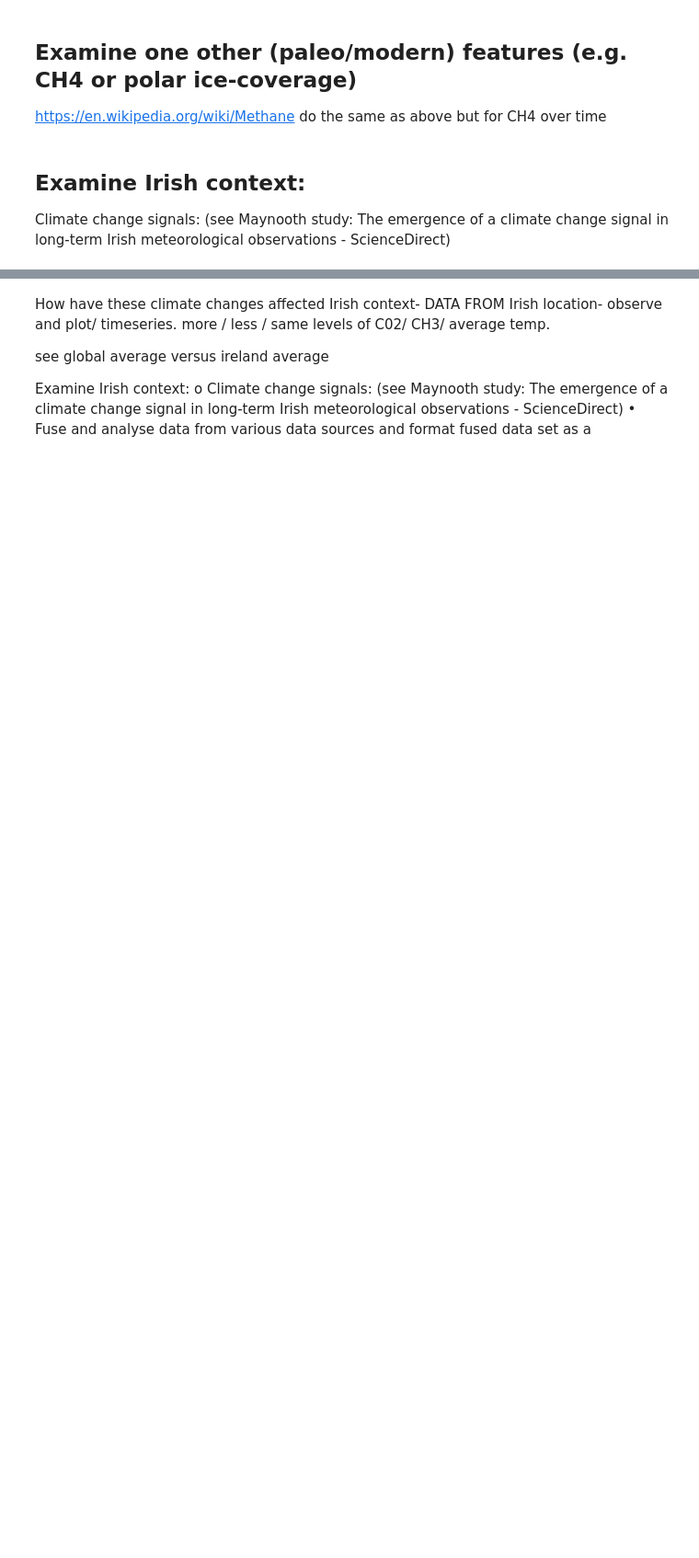
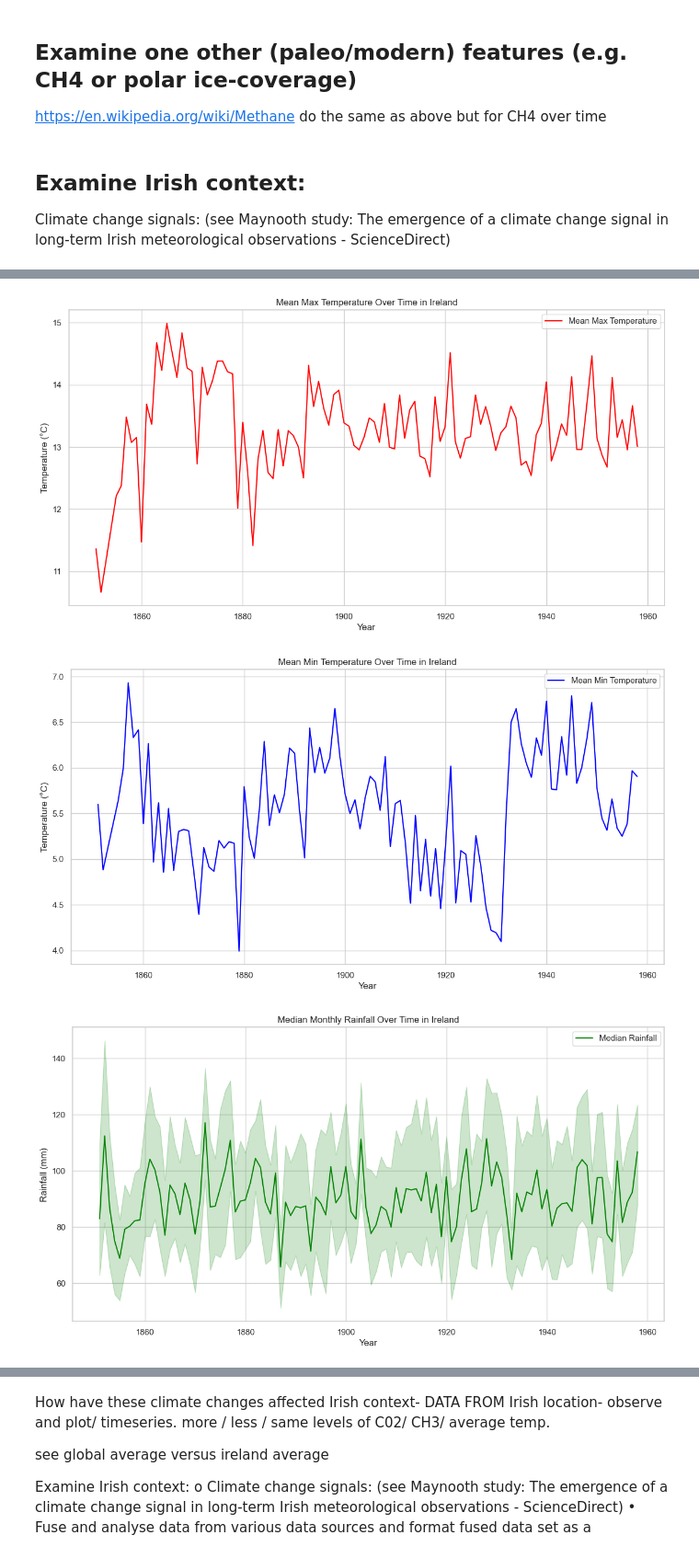
Before and after one commit to conortierney/Prog_DA_Assignment2, a Jupyter notebook: Prog_DA_Assignment2.ipynb, the cells around one changed output, grey strips where cells are left out. Shown at 92% size. Cells and saved outputs as stored; diff of their text form; code cells hidden in the pictures; blank space fills up the shorter version.

Commit message:
irish data

```diff
--- a/Prog_DA_Assignment2.ipynb
+++ b/Prog_DA_Assignment2.ipynb
@@ -555,0 +647,6 @@ signal in long-term Irish meteorological observations - ScienceDirect)
+# %%
+Irish_Climate_data = pd.read_csv('C:/Users/conor/Downloads/Irish_Climate_Data (1).csv')
+
+# Inspect the data
+print(Irish_Climate_data.head())
+print(Irish_Climate_data.info())
@@ -555,0 +693,47 @@ signal in long-term Irish meteorological observations - ScienceDirect)
+# %%
+
+
+# Set the style for seaborn
+sns.set(style='whitegrid')
+
+# Plot Mean Max Temperature over time
+plt.figure(figsize=(14, 7))
+sns.lineplot(data=Irish_Climate_data, x='Year', y='Mean_Max_Temp', color='red', label='Mean Max Temperature')
+plt.title('Mean Max Temperature Over Time in Ireland')
+plt.xlabel('Year')
+plt.ylabel('Temperature (°C)')
+plt.legend()
+plt.show()
+
+# Plot Mean Min Temperature over time
+plt.figure(figsize=(14, 7))
+sns.lineplot(data=Irish_Climate_data, x='Year', y='Mean_Min_Temp', color='blue', label='Mean Min Temperature')
+plt.title('Mean Min Temperature Over Time in Ireland')
+plt.xlabel('Year')
+plt.ylabel('Temperature (°C)')
+plt.legend()
+plt.show()
+
+# Plot Median Rainfall over time
+plt.figure(figsize=(14, 7))
+sns.lineplot(data=Irish_Climate_data, x='Year', y='Median_Rainfall', color='green', label='Median Rainfall')
+plt.title('Median Monthly Rainfall Over Time in Ireland')
+plt.xlabel('Year')
+plt.ylabel('Rainfall (mm)')
+plt.legend()
+plt.show()
+
+# Plot Mean Max Temperature, Mean Min Temperature, and Median Rainfall together
+plt.figure(figsize=(14, 7))
+sns.lineplot(data=Irish_Climate_data, x='Year', y='Mean_Max_Temp', color='red', label='Mean Max Temperature')
+sns.lineplot(data=Irish_Climate_data, x='Year', y='Mean_Min_Temp', color='blue', label='Mean Min Temperature')
+sns.lineplot(data=Irish_Climate_data, x='Year', y='Median_Rainfall', color='green', label='Median Rainfall')
+plt.title('Temperature and Rainfall Over Time in Ireland')
+plt.xlabel('Year')
+plt.ylabel('Values')
+plt.legend()
+plt.show()
+# %% [output]
+[figure, added]
+[figure, added]
+[figure, added]
```
Also changed, not shown: parts of 18 cells of this notebook, 2 other files.
